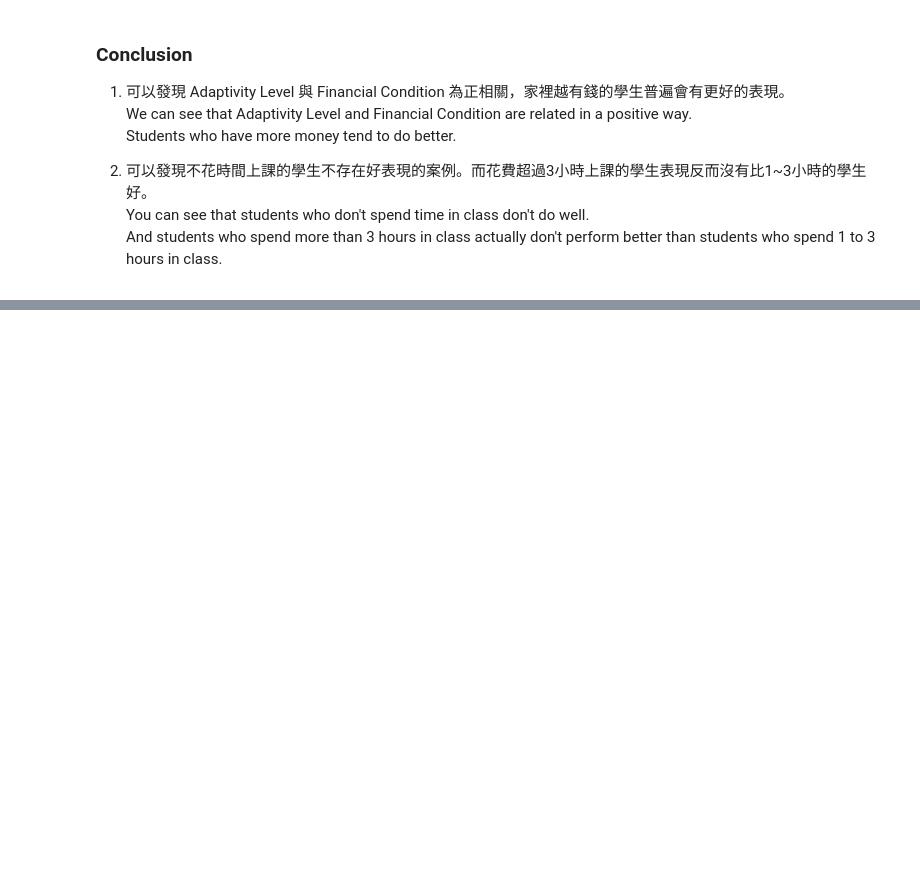
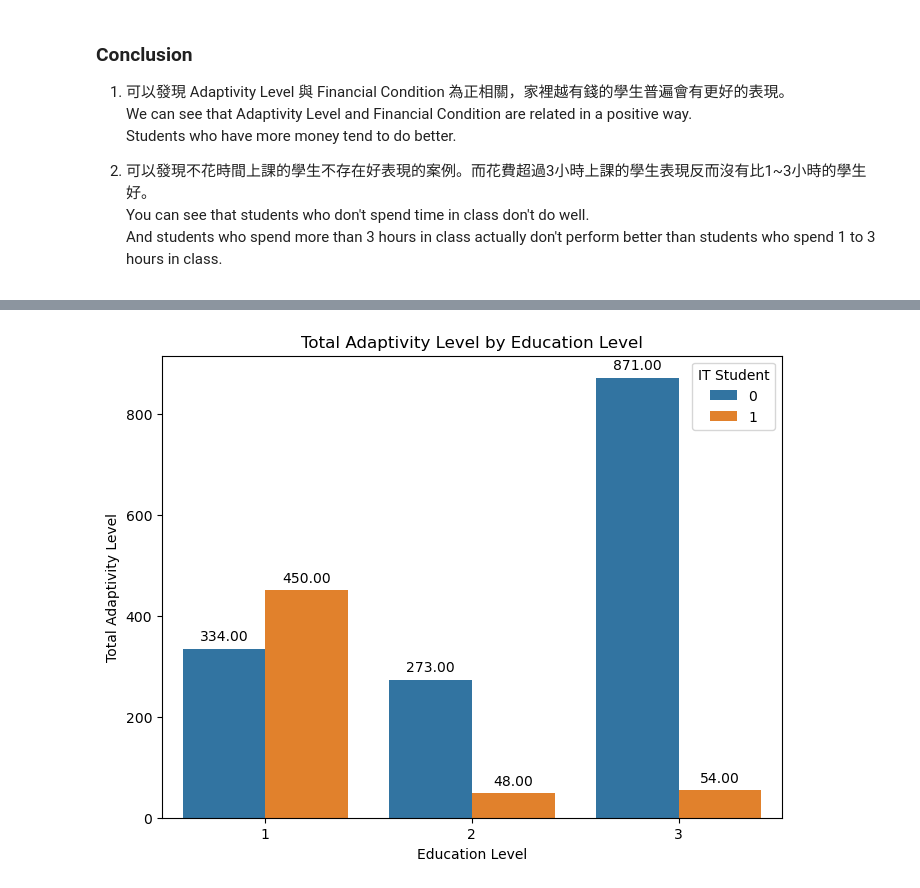
Before and after one commit to Bighsueh/AdaptabilityLevelAnalysis, a Jupyter notebook: main.ipynb, the cells around one changed output, grey strips where cells are left out. Saved outputs shown, nothing was run; the diff lists cells and outputs as text; code cells hidden in the pictures; blank space fills up the shorter version.

```diff
--- a/main.ipynb
+++ b/main.ipynb
@@ -344,0 +436,25 @@ And students who spend more than 3 hours in class actually don't perform better
+# %%
+# 計算適應性等級值總和
+df['Total Adaptivity Level'] = df['Adaptivity Level']  # 將原始適應性等級映射為數值
+adaptivity_sum = df.groupby(['Education Level', 'IT Student'])['Total Adaptivity Level'].sum().reset_index()
+
+# 使用barplot顯示不同教育程度和是否為資訊科技相關專業學生對適應性等級值總和
+plt.figure(figsize=(8, 6))
+ax = sns.barplot(x='Education Level', y='Total Adaptivity Level', hue='IT Student', data=adaptivity_sum)
+
+# 在每個直條圖上標註數值
+for p in ax.patches:
+    height = p.get_height()
+    ax.annotate('{:.2f}'.format(height),
+                (p.get_x() + p.get_width() / 2., height),
+                ha='center',
+                va='center',
+                xytext=(0, 9),
+                textcoords='offset points')
+
+plt.title('Total Adaptivity Level by Education Level')
+plt.xlabel('Education Level')
+plt.ylabel('Total Adaptivity Level')
+plt.show()
+# %% [output]
+[figure, added]
```
Also changed, not shown: parts of 9 cells of this notebook.
